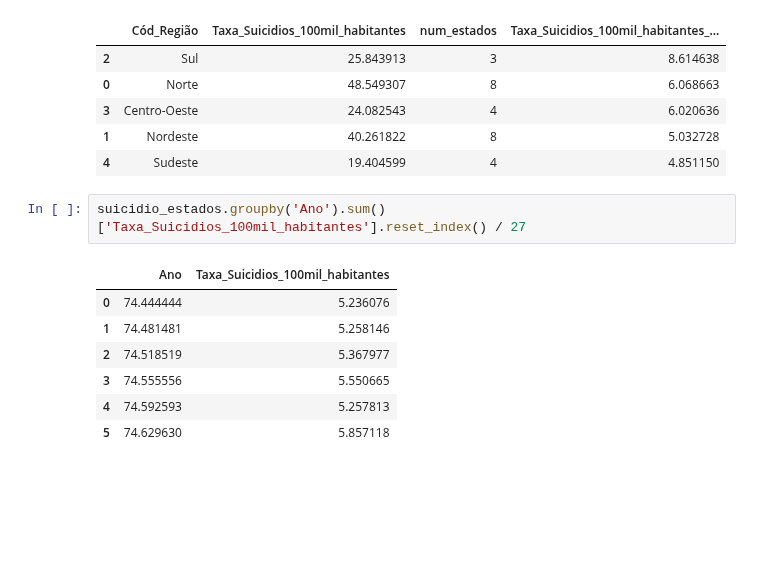
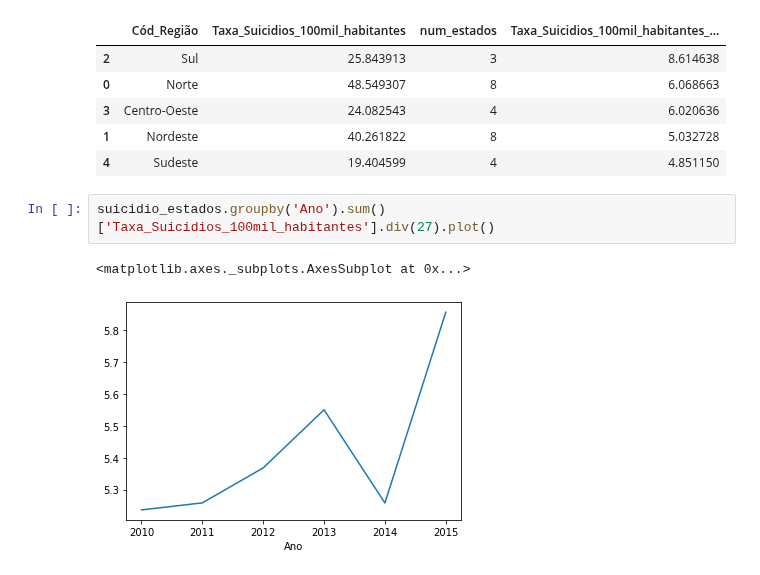
Before and after one commit to Pugianf/Big_Data_and_Public_Sector_I, a Jupyter notebook: Trabalho_Final_Big_Data_e_Setor_Público_I_População,_Demografia_e_Mercado_de_Trabalho.ipynb, the cells around one changed output. Drawn from its saved outputs; the diff is of its cells as text; blank space fills up the shorter version.

```diff
--- a/Trabalho_Final_Big_Data_e_Setor_Público_I_População,_Demografia_e_Mercado_de_Trabalho.ipynb
+++ b/Trabalho_Final_Big_Data_e_Setor_Público_I_População,_Demografia_e_Mercado_de_Trabalho.ipynb
@@ -147,12 +147,7 @@ media_suicidios_regiao.sort_values('Taxa_Suicidios_100mil_habitantes_media', asc
 | 1 | Nordeste | 40.261822 | 8 | 5.032728 |
 | 4 | Sudeste | 19.404599 | 4 | 4.851150 |
 # %%
-suicidio_estados.groupby('Ano').sum()['Taxa_Suicidios_100mil_habitantes'].reset_index() / 27
+suicidio_estados.groupby('Ano').sum()['Taxa_Suicidios_100mil_habitantes'].div(27).plot()
 # %% [output]
-|  | Ano | Taxa_Suicidios_100mil_habitantes |
-| 0 | 74.444444 | 5.236076 |
-| 1 | 74.481481 | 5.258146 |
-| 2 | 74.518519 | 5.367977 |
-| 3 | 74.555556 | 5.550665 |
-| 4 | 74.592593 | 5.257813 |
-| 5 | 74.629630 | 5.857118 |
+<matplotlib.axes._subplots.AxesSubplot at 0x...>
+[figure, added]
```
